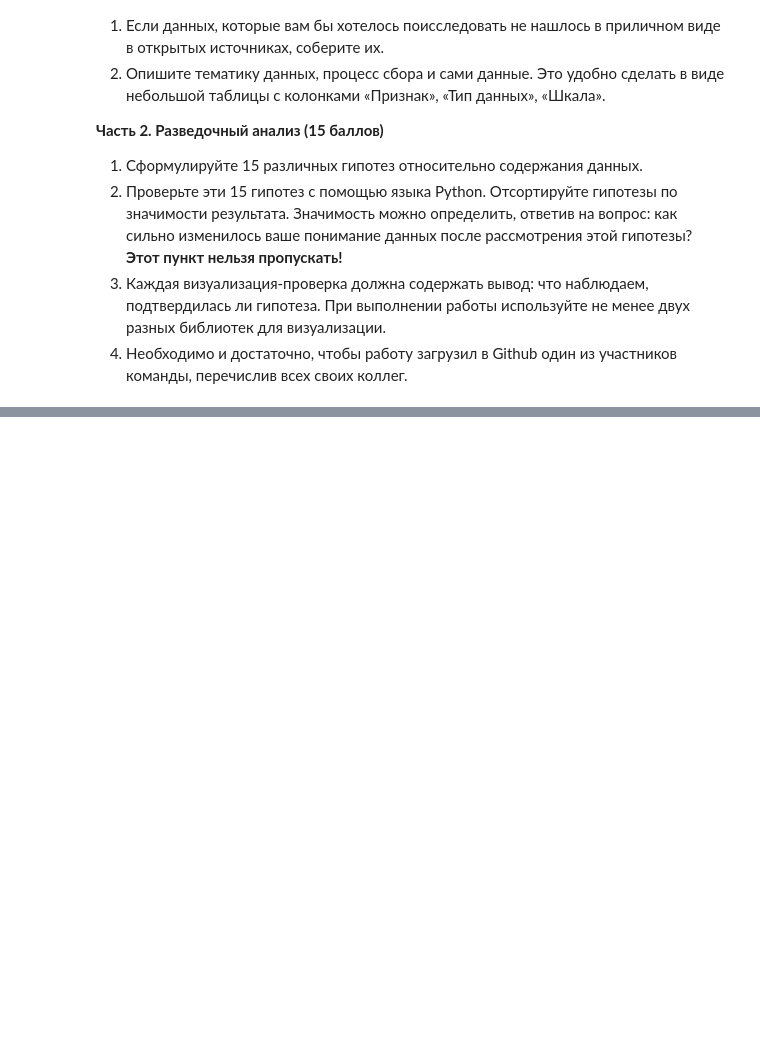
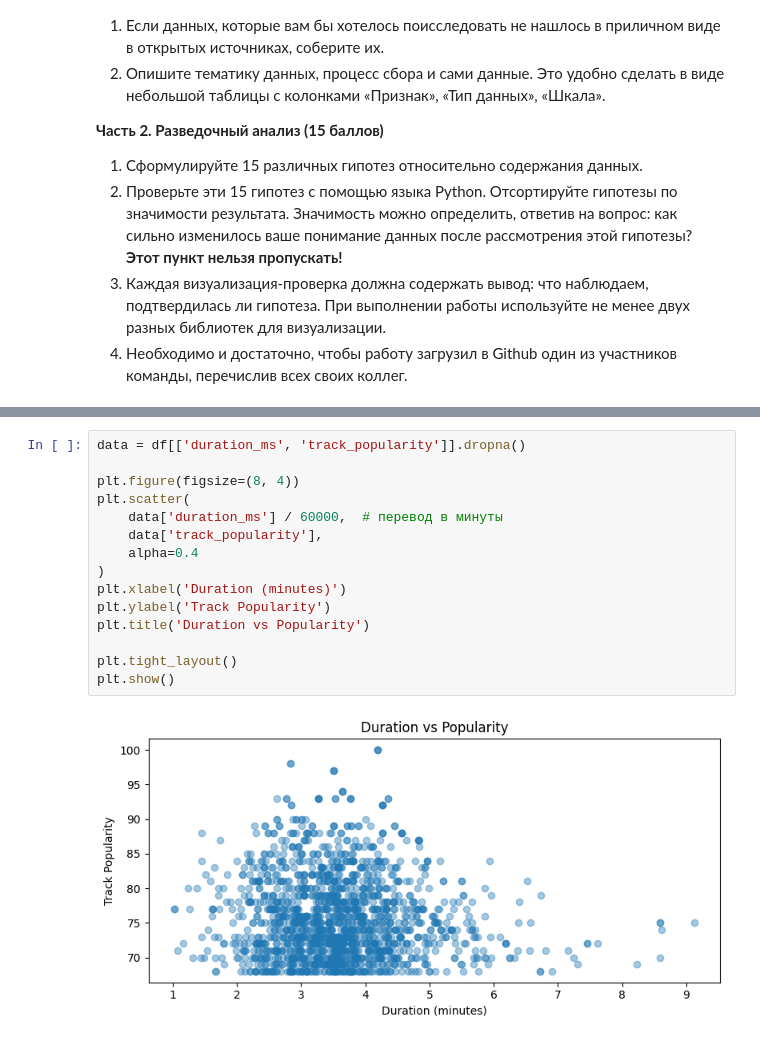
Before and after one commit to Astmatik001/MEVD003, a Jupyter notebook: МЕВД_lab3.ipynb, the cells around one changed output, grey strips where cells are left out. Drawn from its saved outputs; the diff is of its cells as text; blank space fills up the shorter version.

```diff
--- a/МЕВД_lab3.ipynb
+++ b/МЕВД_lab3.ipynb
@@ -26,0 +250,17 @@
+# %%
+data = df[['duration_ms', 'track_popularity']].dropna()
+
+plt.figure(figsize=(8, 4))
+plt.scatter(
+    data['duration_ms'] / 60000,  # перевод в минуты
+    data['track_popularity'],
+    alpha=0.4
+)
+plt.xlabel('Duration (minutes)')
+plt.ylabel('Track Popularity')
+plt.title('Duration vs Popularity')
+
+plt.tight_layout()
+plt.show()
+# %% [output]
+[figure, added]
```
Also changed, not shown: parts of 41 cells of this notebook.
